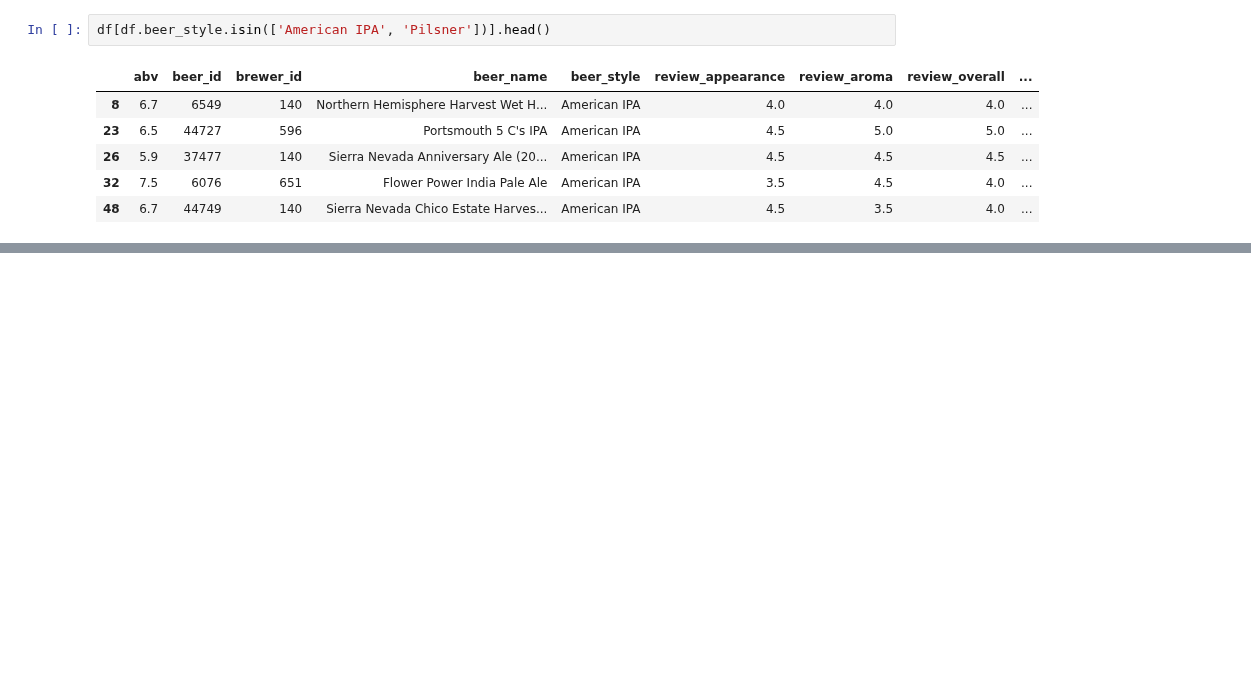
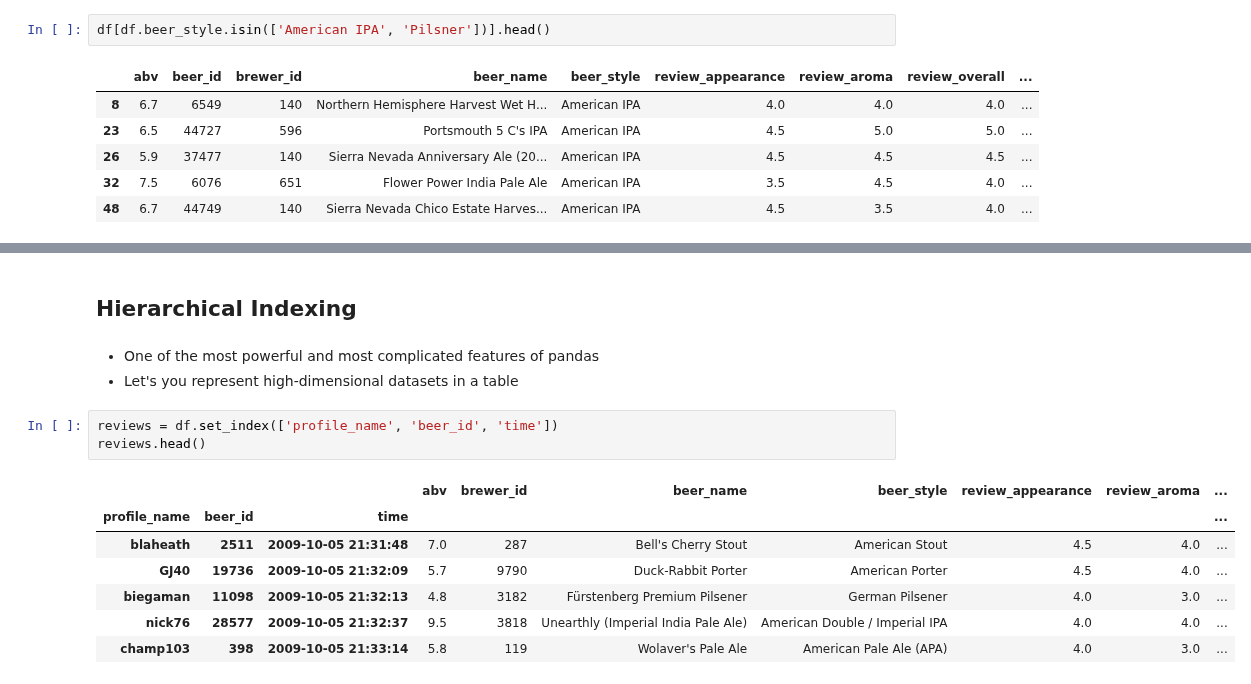
Before and after one commit to ihmeuw/ihme-python-course, a Jupyter notebook: Lecture 4/Pandas II.ipynb, the cells around one changed output, grey strips where cells are left out. Drawn from its saved outputs; the diff is of its cells as text; blank space fills up the shorter version.

Commit message:
finished exercise 4 up through hierarchical indices

```diff
--- a/Lecture 4/Pandas II.ipynb
+++ b/Lecture 4/Pandas II.ipynb
@@ -127,0 +240,16 @@ df[df.beer_style.isin(['American IPA', 'Pilsner'])].head()
+# %% [markdown]
+## Hierarchical Indexing
+# %% [markdown]
+- One of the most powerful and most complicated features of pandas
+- Let's you represent high-dimensional datasets in a table
+# %%
+reviews = df.set_index(['profile_name', 'beer_id', 'time'])
+reviews.head()
+# %% [output]
+|  |  |  | abv | brewer_id | beer_name | beer_style | review_appearance | review_aroma | ... |
+| profile_name | beer_id | time |  |  |  |  |  |  | ... |
+| blaheath | 2511 | 2009-10-05 21:31:48 | 7.0 | 287 | Bell's Cherry Stout | American Stout | 4.5 | 4.0 | ... |
+| GJ40 | 19736 | 2009-10-05 21:32:09 | 5.7 | 9790 | Duck-Rabbit Porter | American Porter | 4.5 | 4.0 | ... |
+| biegaman | 11098 | 2009-10-05 21:32:13 | 4.8 | 3182 | Fürstenberg Premium Pilsener | German Pilsener | 4.0 | 3.0 | ... |
+| nick76 | 28577 | 2009-10-05 21:32:37 | 9.5 | 3818 | Unearthly (Imperial India Pale Ale) | American Double / Imperial IPA | 4.0 | 4.0 | ... |
+| champ103 | 398 | 2009-10-05 21:33:14 | 5.8 | 119 | Wolaver's Pale Ale | American Pale Ale (APA) | 4.0 | 3.0 | ... |
```
Also changed, not shown: parts of 32 cells of this notebook, 1 other file.
